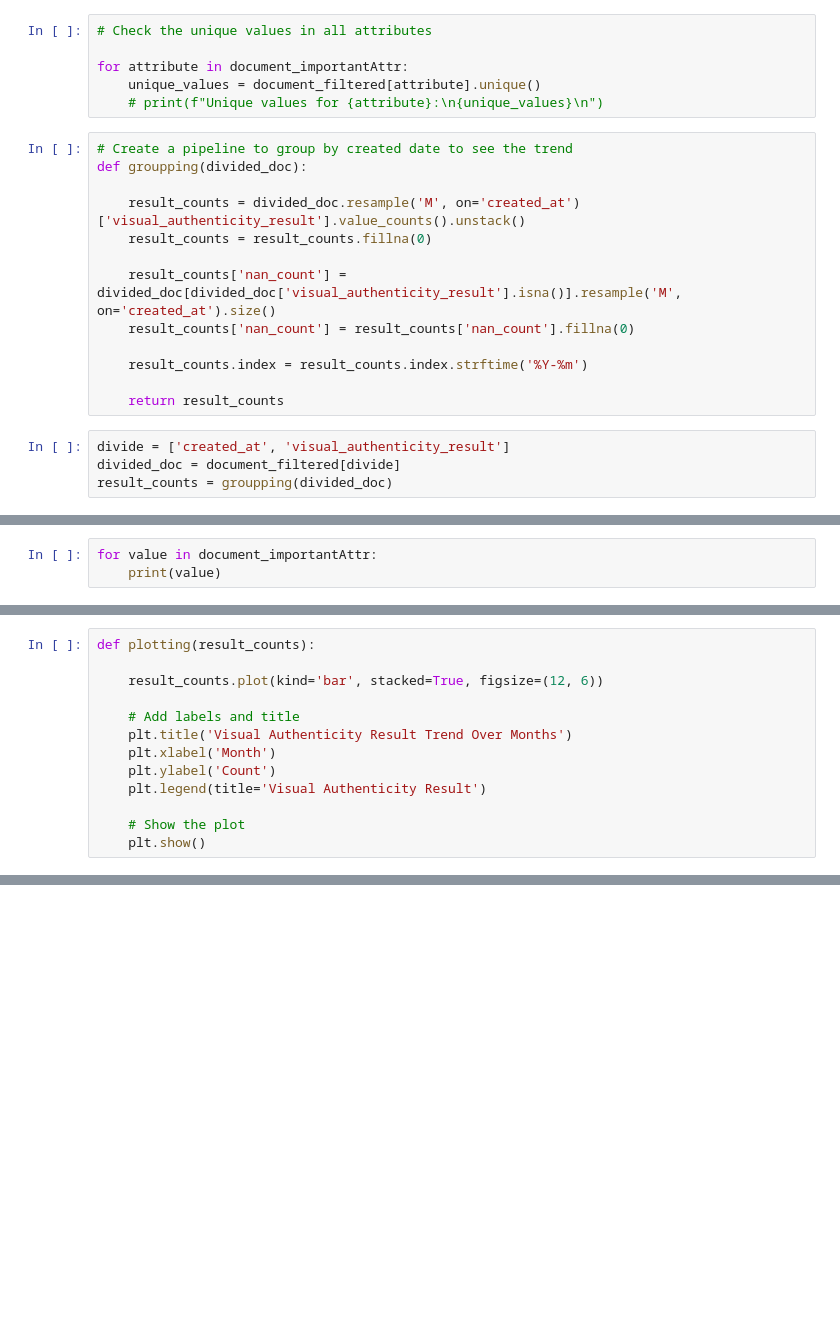
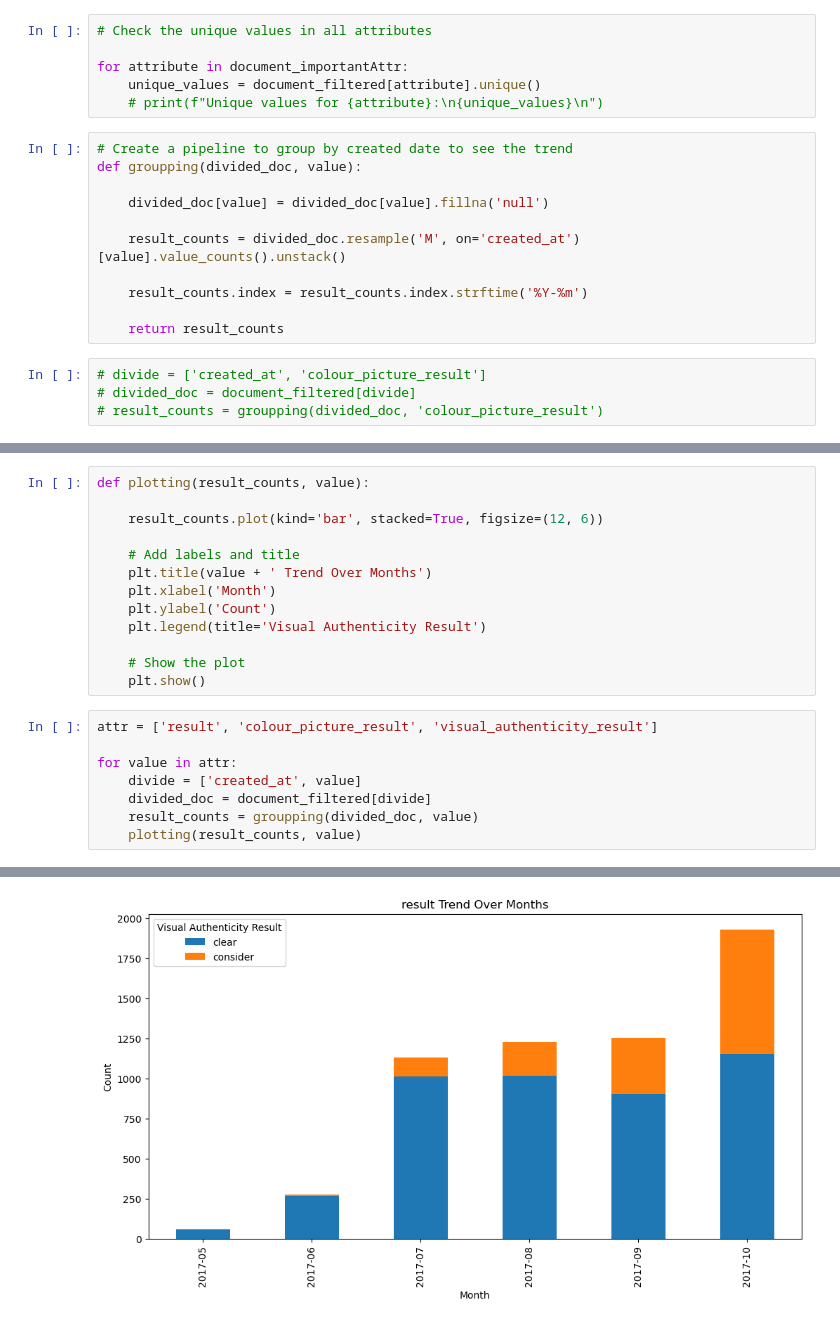
Before and after one commit to vuanhngo14/Personal_practice_1, a Jupyter notebook: FacialDocument_Check.ipynb, the cells around one changed output, grey strips where cells are left out. Drawn from its saved outputs; the diff is of its cells as text; blank space fills up the shorter version.

Commit message:
graph generated

```diff
--- a/FacialDocument_Check.ipynb
+++ b/FacialDocument_Check.ipynb
@@ -109,18 +109,16 @@ for attribute in document_importantAttr:
     # print(f"Unique values for {attribute}:\n{unique_values}\n")
 # %%
 # Create a pipeline to group by created date to see the trend
-def groupping(divided_doc):
+def groupping(divided_doc, value):
 
-    result_counts = divided_doc.resample('M', on='created_at')['visual_authenticity_result'].value_counts().unstack()
-    result_counts = result_counts.fillna(0)
+    divided_doc[value] = divided_doc[value].fillna('null')
 
-    result_counts['nan_count'] = divided_doc[divided_doc['visual_authenticity_result'].isna()].resample('M', on='created_at').size()
-    result_counts['nan_count'] = result_counts['nan_count'].fillna(0)
+    result_counts = divided_doc.resample('M', on='created_at')[value].value_counts().unstack()
 
     result_counts.index = result_counts.index.strftime('%Y-%m')
 
     return result_counts
 # %%
-divide = ['created_at', 'visual_authenticity_result']
-divided_doc = document_filtered[divide]
-result_counts = groupping(divided_doc)
+# divide = ['created_at', 'colour_picture_result']
+# divided_doc = document_filtered[divide]
+# result_counts = groupping(divided_doc, 'colour_picture_result')
@@ -127,3 +130,0 @@ result_counts = groupping(divided_doc)
-# %%
-for value in document_importantAttr:
-    print(value)
@@ -145,13 +142,22 @@ compromised_document_result
 # %%
-def plotting(result_counts):
+def plotting(result_counts, value):
 
     result_counts.plot(kind='bar', stacked=True, figsize=(12, 6))
 
     # Add labels and title
-    plt.title('Visual Authenticity Result Trend Over Months')
+    plt.title(value + ' Trend Over Months')
     plt.xlabel('Month')
     plt.ylabel('Count')
     plt.legend(title='Visual Authenticity Result')
 
     # Show the plot
     plt.show()
+# %%
+attr = ['result', 'colour_picture_result', 'visual_authenticity_result']
+
+for value in attr:
+    divide = ['created_at', value]
+    divided_doc = document_filtered[divide]
+    result_counts = groupping(divided_doc, value)
+    plotting(result_counts, value)
+# %% [output]
@@ -157,0 +169 @@ def plotting(result_counts):
+[figure, added]
```
Also changed, not shown: parts of 4 cells of this notebook.
